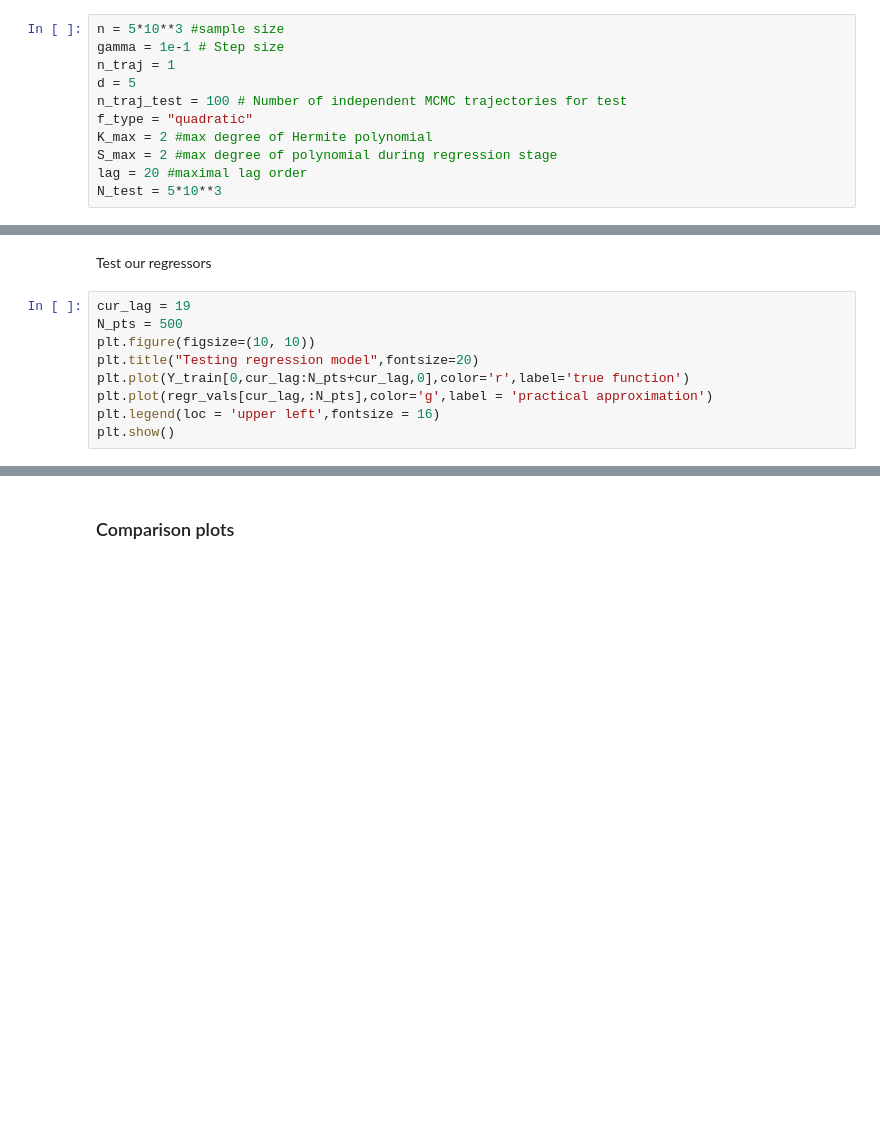
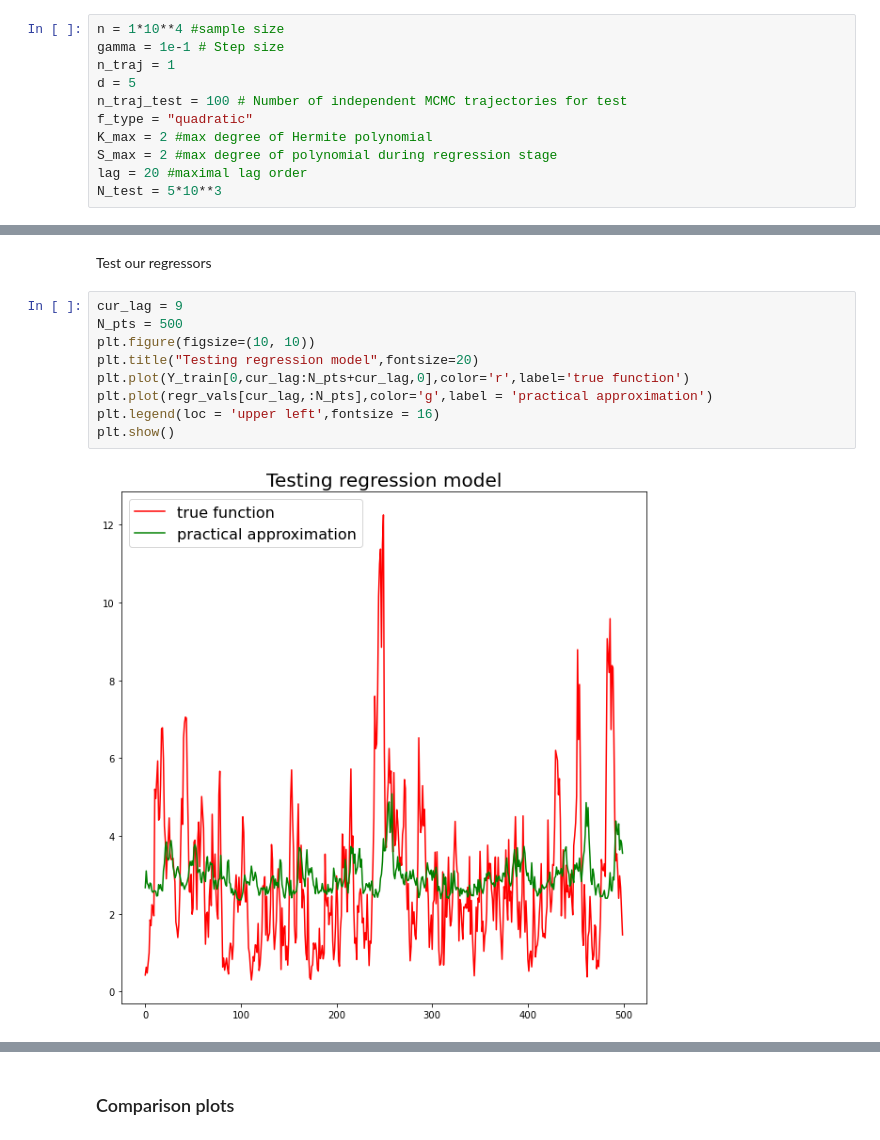
Before and after one commit to svsamsonov/VR-MCMC, a Jupyter notebook: Code/Discretized_diffusion_increased_dim.ipynb, the cells around one changed output, grey strips where cells are left out. Cells and saved outputs as stored; diff of their text form; blank space fills up the shorter version.

```diff
--- a/Code/Discretized_diffusion_increased_dim.ipynb
+++ b/Code/Discretized_diffusion_increased_dim.ipynb
@@ -284,7 +298,7 @@ def run_monte_carlo(x,f_type):
         raise "not implemented error"
     return np.mean(f_vals,axis=1)
 # %%
-n = 5*10**3 #sample size
+n = 1*10**4 #sample size
 gamma = 1e-1 # Step size
 n_traj = 1
 d = 5
@@ -329,14 +361,16 @@ for i in range(len(regr_vals)):
 # %% [markdown]
 Test our regressors
 # %%
-cur_lag = 19
+cur_lag = 9
 N_pts = 500
 plt.figure(figsize=(10, 10))
 plt.title("Testing regression model",fontsize=20)
 plt.plot(Y_train[0,cur_lag:N_pts+cur_lag,0],color='r',label='true function')
 plt.plot(regr_vals[cur_lag,:N_pts],color='g',label = 'practical approximation')
 plt.legend(loc = 'upper left',fontsize = 16)
 plt.show()
+# %% [output]
+[figure, added]
 # %%
 test_seed = 1453
 nbcores = multiprocessing.cpu_count()
```
Also changed, not shown: parts of 10 cells of this notebook, 4 other files.
